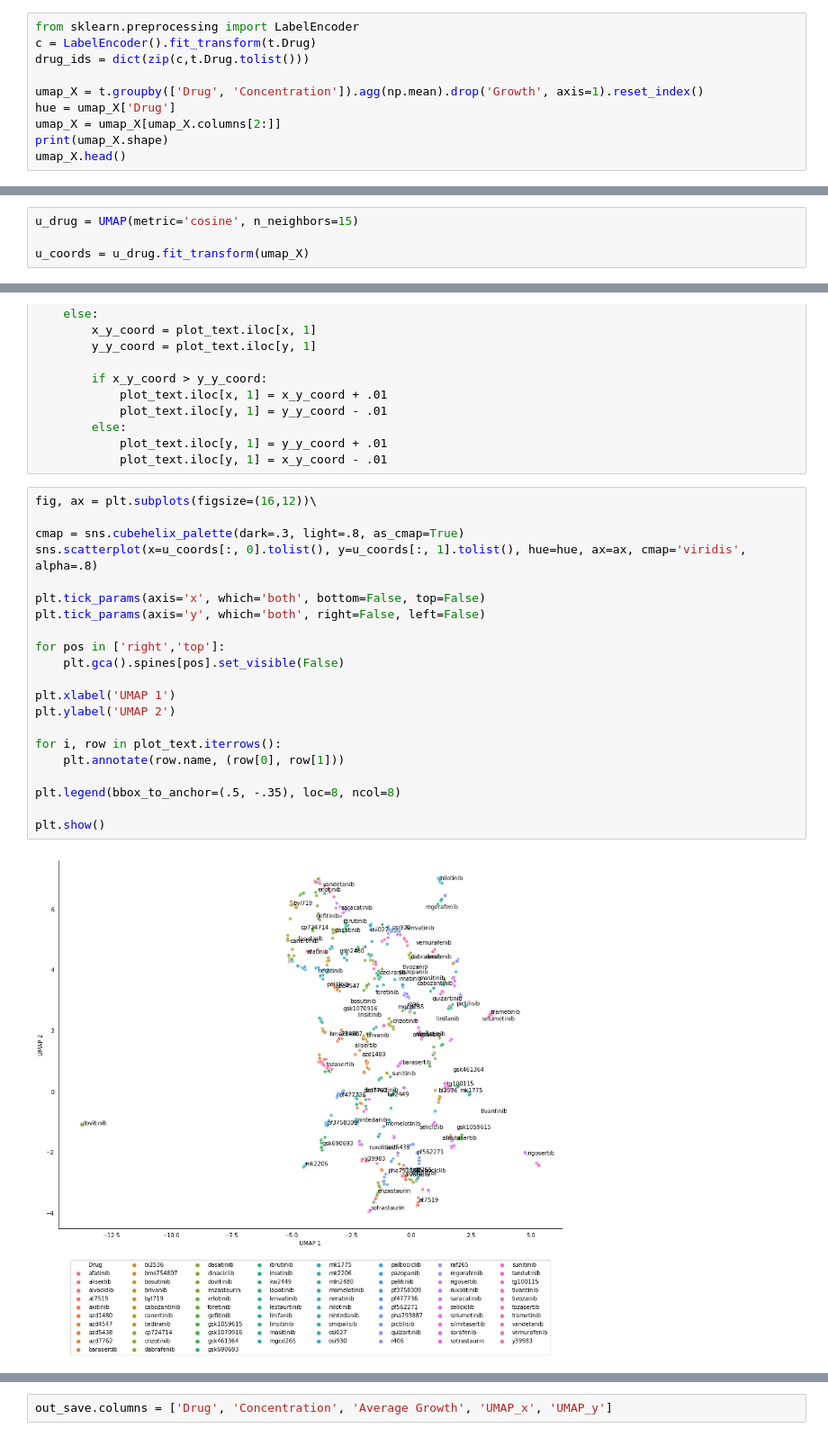
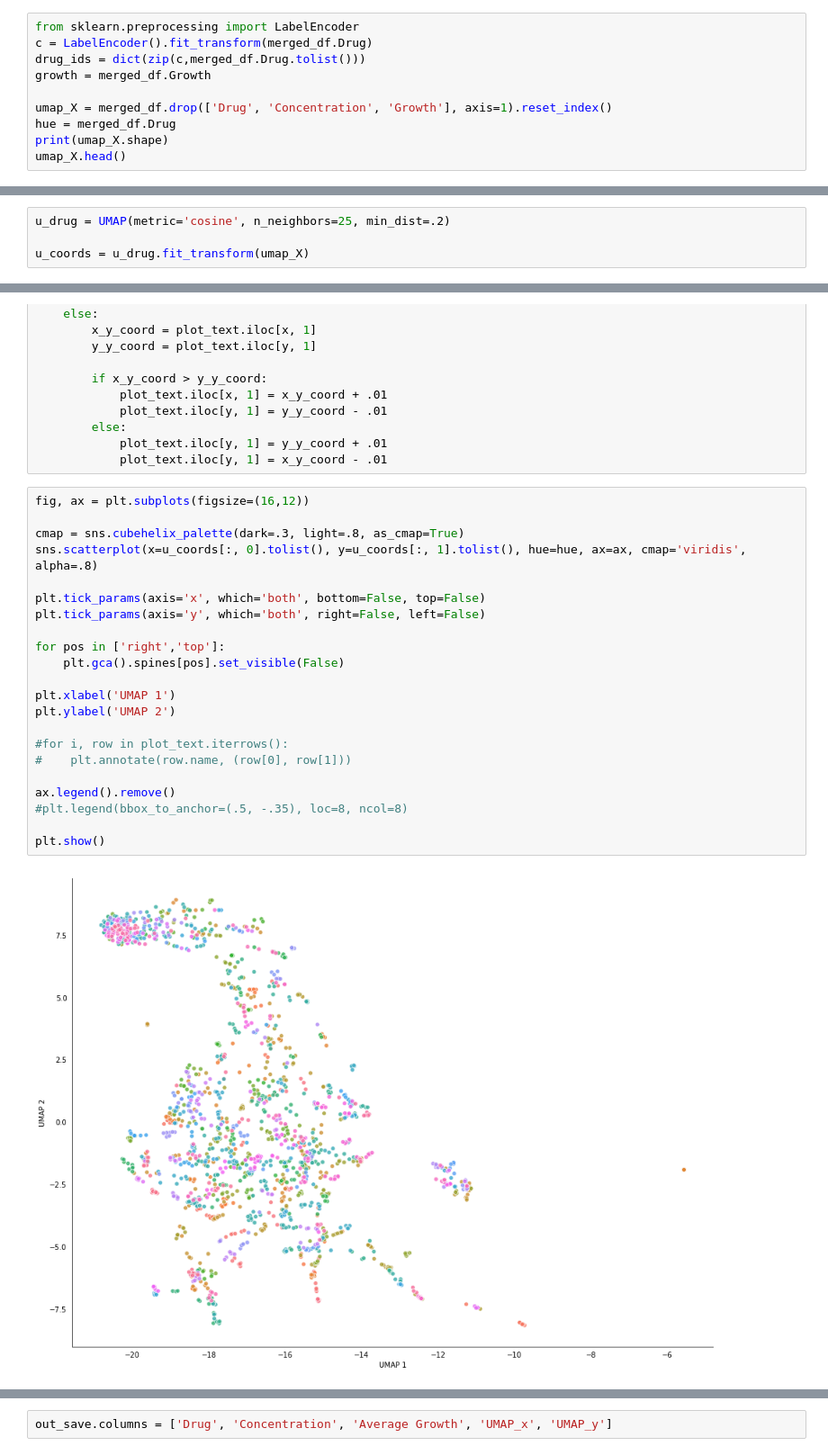
Before and after one commit to gomezlab/kinotypeClusteringAndRegression, a Jupyter notebook: src/reg_01_kinotypeEmbeddings.ipynb, the cells around one changed output, grey strips where cells are left out. Shown at 90% size. Drawn from its saved outputs; the diff is of its cells as text.

Commit message:
prelim unsup umap

```diff
--- a/src/reg_01_kinotypeEmbeddings.ipynb
+++ b/src/reg_01_kinotypeEmbeddings.ipynb
@@ -394,11 +398,11 @@ merged_df.head()
 # %%
 from sklearn.preprocessing import LabelEncoder
-c = LabelEncoder().fit_transform(t.Drug)
-drug_ids = dict(zip(c,t.Drug.tolist()))
+c = LabelEncoder().fit_transform(merged_df.Drug)
+drug_ids = dict(zip(c,merged_df.Drug.tolist()))
+growth = merged_df.Growth
 
-umap_X = t.groupby(['Drug', 'Concentration']).agg(np.mean).drop('Growth', axis=1).reset_index()
-hue = umap_X['Drug']
-umap_X = umap_X[umap_X.columns[2:]]
+umap_X = merged_df.drop(['Drug', 'Concentration', 'Growth'], axis=1).reset_index()
+hue = merged_df.Drug
 print(umap_X.shape)
 umap_X.head()
 # %% [output]
@@ -415,7 +419,7 @@ from umap import UMAP
 # %%
 import seaborn as sns
 # %%
-u_drug = UMAP(metric='cosine', n_neighbors=15)
+u_drug = UMAP(metric='cosine', n_neighbors=25, min_dist=.2)
 
 u_coords = u_drug.fit_transform(umap_X)
 # %%
@@ -468,25 +472,26 @@ for x,y in zip(*np.where(to_fix)):
             plot_text.iloc[y, 1] = y_y_coord + .01
             plot_text.iloc[y, 1] = x_y_coord - .01
 # %%
-fig, ax = plt.subplots(figsize=(16,12))\
+fig, ax = plt.subplots(figsize=(16,12))
 
 cmap = sns.cubehelix_palette(dark=.3, light=.8, as_cmap=True)
 sns.scatterplot(x=u_coords[:, 0].tolist(), y=u_coords[:, 1].tolist(), hue=hue, ax=ax, cmap='viridis', alpha=.8)
 
 plt.tick_params(axis='x', which='both', bottom=False, top=False)
 plt.tick_params(axis='y', which='both', right=False, left=False)
 
 for pos in ['right','top']:
     plt.gca().spines[pos].set_visible(False)
 
 plt.xlabel('UMAP 1')
 plt.ylabel('UMAP 2')
 
-for i, row in plot_text.iterrows():
-    plt.annotate(row.name, (row[0], row[1]))
+#for i, row in plot_text.iterrows():
+#    plt.annotate(row.name, (row[0], row[1]))
 
-plt.legend(bbox_to_anchor=(.5, -.35), loc=8, ncol=8)
+ax.legend().remove()
+#plt.legend(bbox_to_anchor=(.5, -.35), loc=8, ncol=8)
 
 plt.show()
 # %% [output]
-[figure, old version]
+[figure, new version]
```
Also changed, not shown: parts of 24 cells of this notebook.
